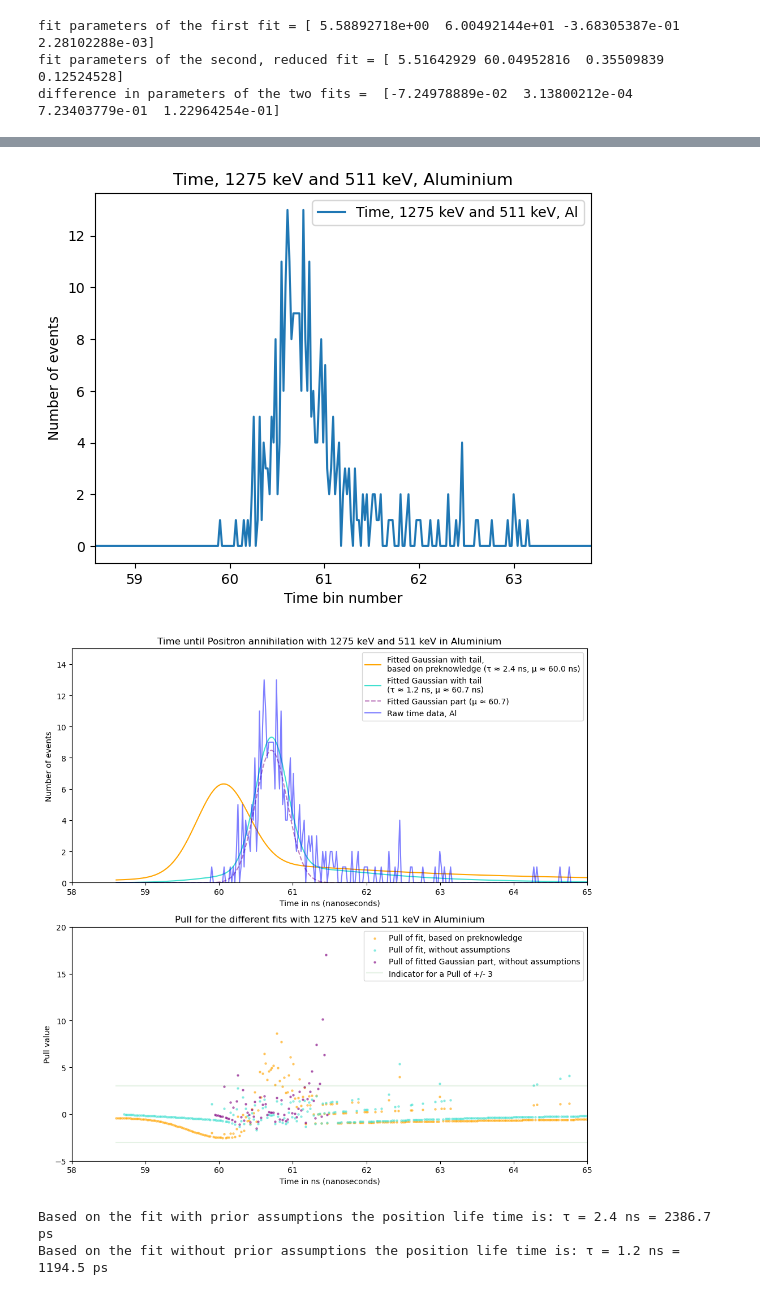
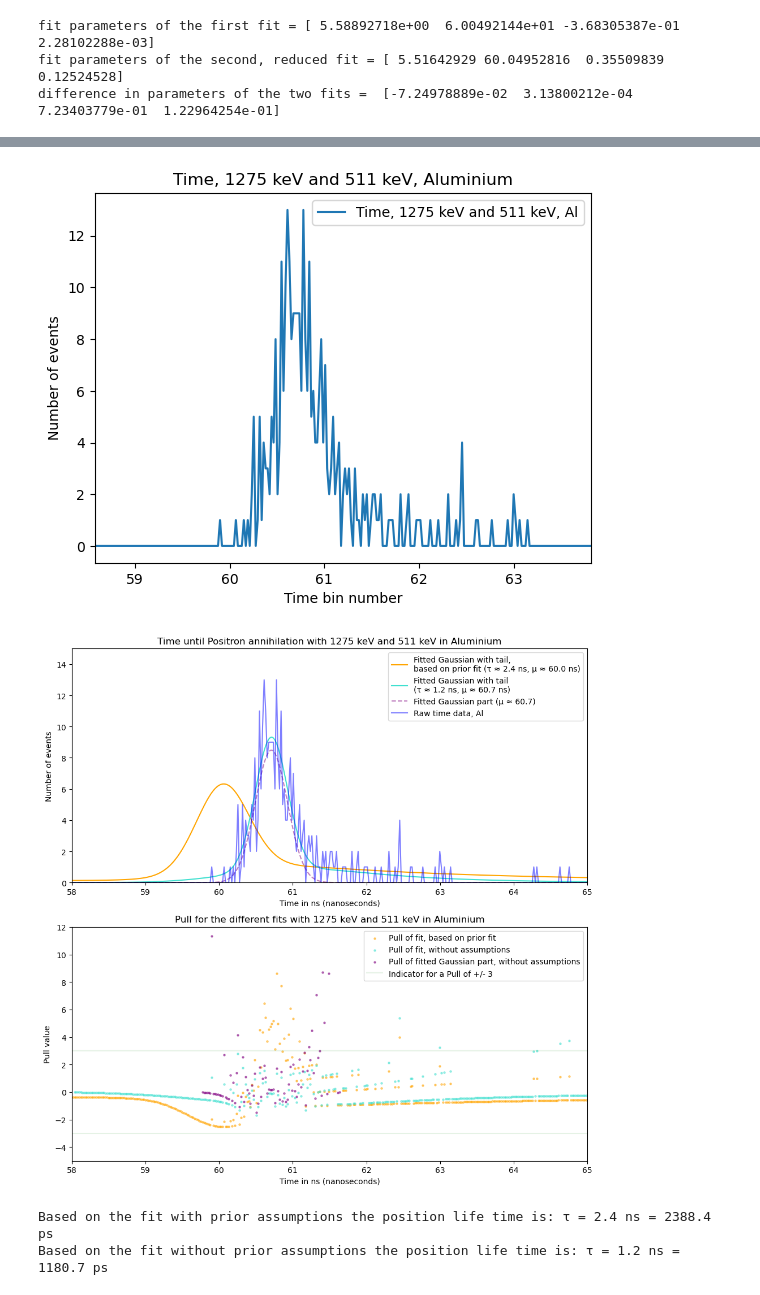
Before and after one commit to Royeth-Boss/KT-1-Lab-Positronium, a Jupyter notebook: Fits_and_plots.ipynb, the cells around one changed output, grey strips where cells are left out. Cells and saved outputs as stored; diff of their text form; code cells hidden in the pictures.

```diff
--- a/Fits_and_plots.ipynb
+++ b/Fits_and_plots.ipynb
@@ -885,7 +885,7 @@ def exponential_decay(x, a_2, tau, y_offset):
 x_axis = np.linspace(1, len(data_time_1275_511_gate_al), len(data_time_1275_511_gate_al))
 time_axis = x_axis * nanoseconds_per_bin
 
-plt.plot(time_axis, data_time_1275_511_gate_al, label="Time, 1275 keV and 511 keV, Al")
+plt.plot(x_axis, data_time_1275_511_gate_al, label="Time, 1275 keV and 511 keV, Al")
 
 plt.title("Time, 1275 keV and 511 keV, Aluminium")
 plt.xlabel("Time bin number")
@@ -918,9 +918,11 @@ plt.close()
 # We now fit a Gaussian with an exponential decay tail to this data set, where we use the knowledge from the pure Gaussian from before
 
 # We cut the data array to only have the interesting data points
-lower_cutoff = 2800
-higher_cutoff = 4000
+lower_cutoff = 1500
+higher_cutoff = 15000
 
+# lower_cutoff = 2700
+# higher_cutoff = 5000
 
 data_time_1275_511_gate_al_relevant = data_time_1275_511_gate_al[lower_cutoff:higher_cutoff]
 
@@ -974,13 +976,11 @@ Pull_pure_gaussian_1275_511_Al = (data_time_1275_511_gate_al_relevant - pure_gau
 fig, axs = plt.subplots(2, 1, figsize=(10, 10))
 
 # Plot the two fits in the upper plot, as well as only the Gaussian contribution
-axs[0].plot(x_fit_prek, y_fit_prek, label=f"Fitted Gaussian with tail, \nbased on preknowledge (τ ≈ {tau_1275_511_al_prek:.1f} ns, μ ≈ {mu_both_511_reduced:.1f} ns)",
+axs[0].plot(x_fit_prek, y_fit_prek, label=f"Fitted Gaussian with tail, \nbased on prior fit (τ ≈ {tau_1275_511_al_prek:.1f} ns, μ ≈ {mu_both_511_reduced:.1f} ns)",
             color="orange")
 
 axs[0].plot(x_fit, y_fit, label=f"Fitted Gaussian with tail \n(τ ≈ {tau_1275_511_al:.1f} ns, μ ≈ {mu_1275_511_al:.1f} ns)", color="turquoise")
 
-# axs[0].plot(x_fit, exponential_decay(x_fit, a_2_1275_511_al, tau_1275_511_al, offset_1275_511_al, mu_1275_511_al),
-#             label=f"Fitted exponential decay part (τ ≈ {tau_1275_511_al:.1f})", color="green", linestyle="--", alpha=0.5)
 axs[0].plot(x_fit, gaussian(x_fit, a_2_1275_511_al, mu_1275_511_al, sigma_1275_511_al, offset_1275_511_al),
             label=f"Fitted Gaussian part (μ ≈ {mu_1275_511_al:.1f})", color="purple", linestyle="--", alpha=0.5)
 
@@ -995,7 +995,7 @@ axs[0].set_xlim(58, 65)
 axs[0].set_ylim(0, 15)
 
 # Plot the pulls in the lower plot
-axs[1].scatter(x_fit_prek, Pull_1275_511_Al_prek, label="Pull of fit, based on preknowledge", color="orange", s=5, marker='o', alpha=0.5)
+axs[1].scatter(x_fit_prek, Pull_1275_511_Al_prek, label="Pull of fit, based on prior fit", color="orange", s=5, marker='o', alpha=0.5)
 axs[1].scatter(x_fit, Pull_1275_511_Al, label="Pull of fit, without assumptions", color="turquoise", s=5, marker='o', alpha=0.5)
 
 axs[1].scatter(x_fit, Pull_pure_gaussian_1275_511_Al, label="Pull of fitted Gaussian part, without assumptions", color="purple", s=5, marker='o', alpha=0.5)
@@ -1011,7 +1011,7 @@ axs[1].plot(x_fit, np.full_like(x_fit, -3), color="green", alpha=0.1)
 
 axs[1].legend(loc='upper right')
 axs[1].set_xlim(58, 65)
-axs[1].set_ylim(-5, 20)
+axs[1].set_ylim(-5, 12)
 
 plt.tight_layout()
 
@@ -1045,5 +1045,5 @@ plt.close()
 [figure]
-[figure, old version]
+[figure, new version]
-Based on the fit with prior assumptions the position life time is: τ = 2.4 ns = 2386.7 ps
-Based on the fit without prior assumptions the position life time is: τ = 1.2 ns = 1194.5 ps
+Based on the fit with prior assumptions the position life time is: τ = 2.4 ns = 2388.4 ps
+Based on the fit without prior assumptions the position life time is: τ = 1.2 ns = 1180.7 ps
 [figure]
```
Also changed, not shown: parts of 2 cells of this notebook.
